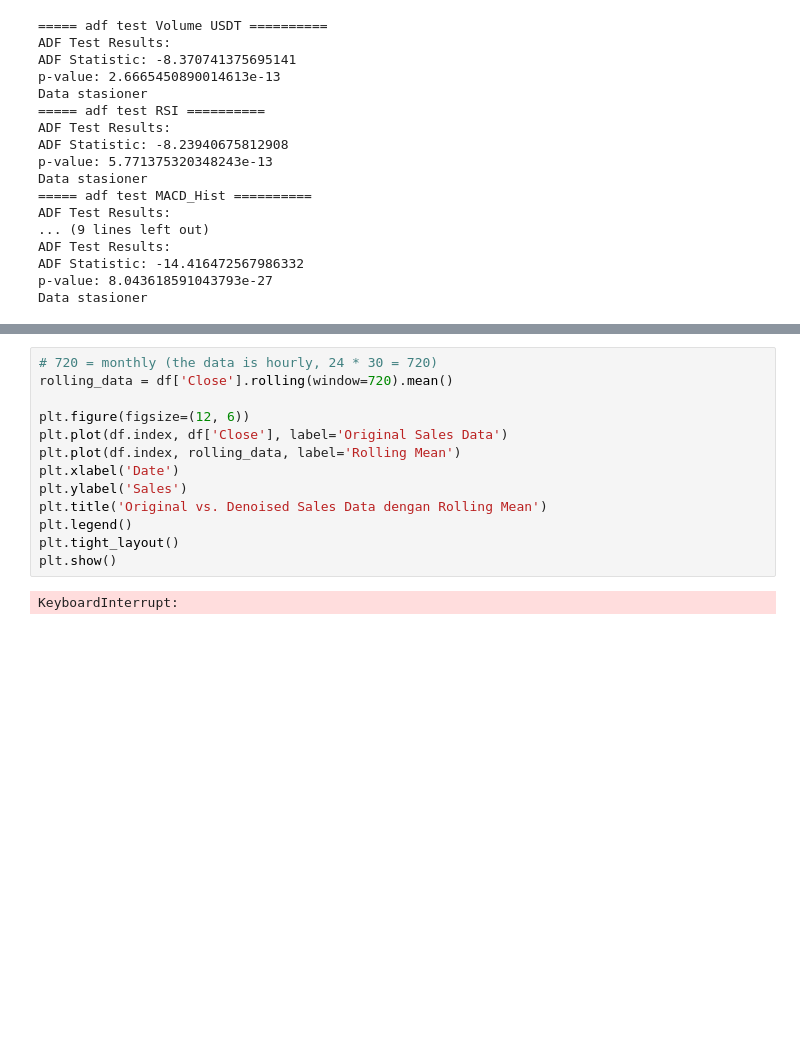
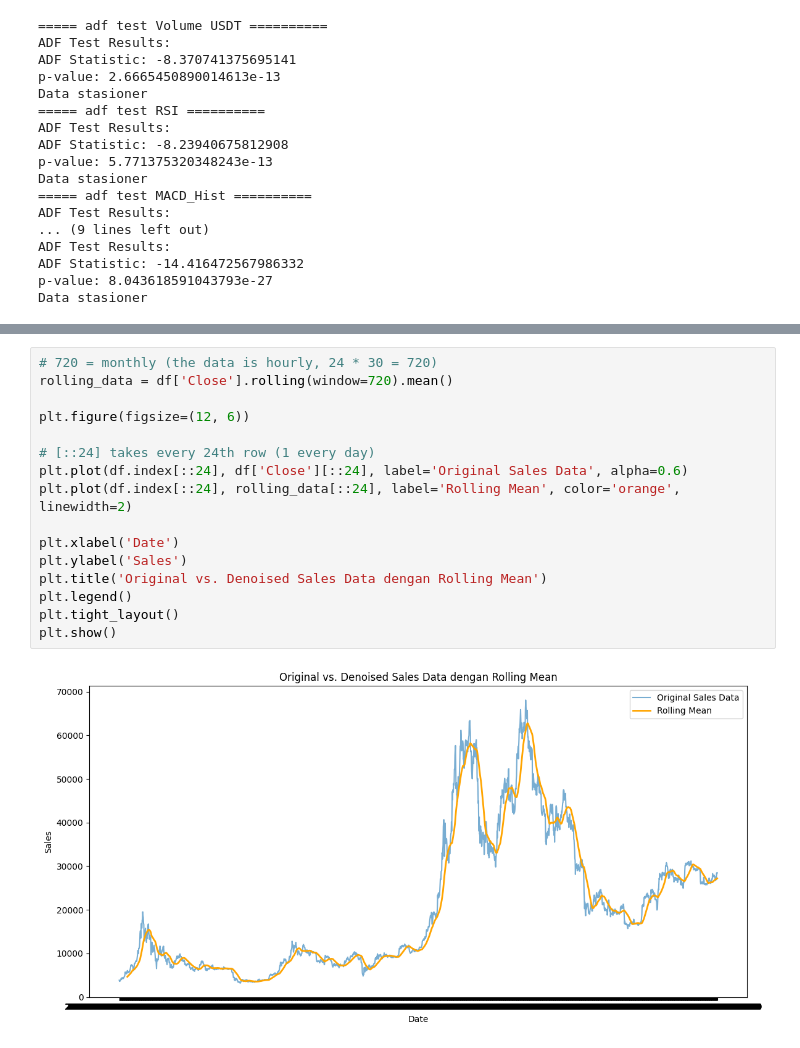
Before and after one commit to mikysetiawan/MachineLearningExpert, a Jupyter notebook: Tugas_Akhir_Timeseries_Forcasting.ipynb, the cells around one changed output, grey strips where cells are left out. Saved outputs shown, nothing was run; the diff lists cells and outputs as text; blank space fills up the shorter version.

```diff
--- a/Tugas_Akhir_Timeseries_Forcasting.ipynb
+++ b/Tugas_Akhir_Timeseries_Forcasting.ipynb
@@ -84,15 +104,18 @@ Data stasioner
 # %%
 # 720 = monthly (the data is hourly, 24 * 30 = 720)
 rolling_data = df['Close'].rolling(window=720).mean()
 
 plt.figure(figsize=(12, 6))
-plt.plot(df.index, df['Close'], label='Original Sales Data')
-plt.plot(df.index, rolling_data, label='Rolling Mean')
+
+# [::24] takes every 24th row (1 every day)
+plt.plot(df.index[::24], df['Close'][::24], label='Original Sales Data', alpha=0.6)
+plt.plot(df.index[::24], rolling_data[::24], label='Rolling Mean', color='orange', linewidth=2)
+
 plt.xlabel('Date')
 plt.ylabel('Sales')
 plt.title('Original vs. Denoised Sales Data dengan Rolling Mean')
 plt.legend()
 plt.tight_layout()
 plt.show()
 # %% [output]
-KeyboardInterrupt:
+[figure, added]
```
Also changed, not shown: parts of 10 cells of this notebook.
